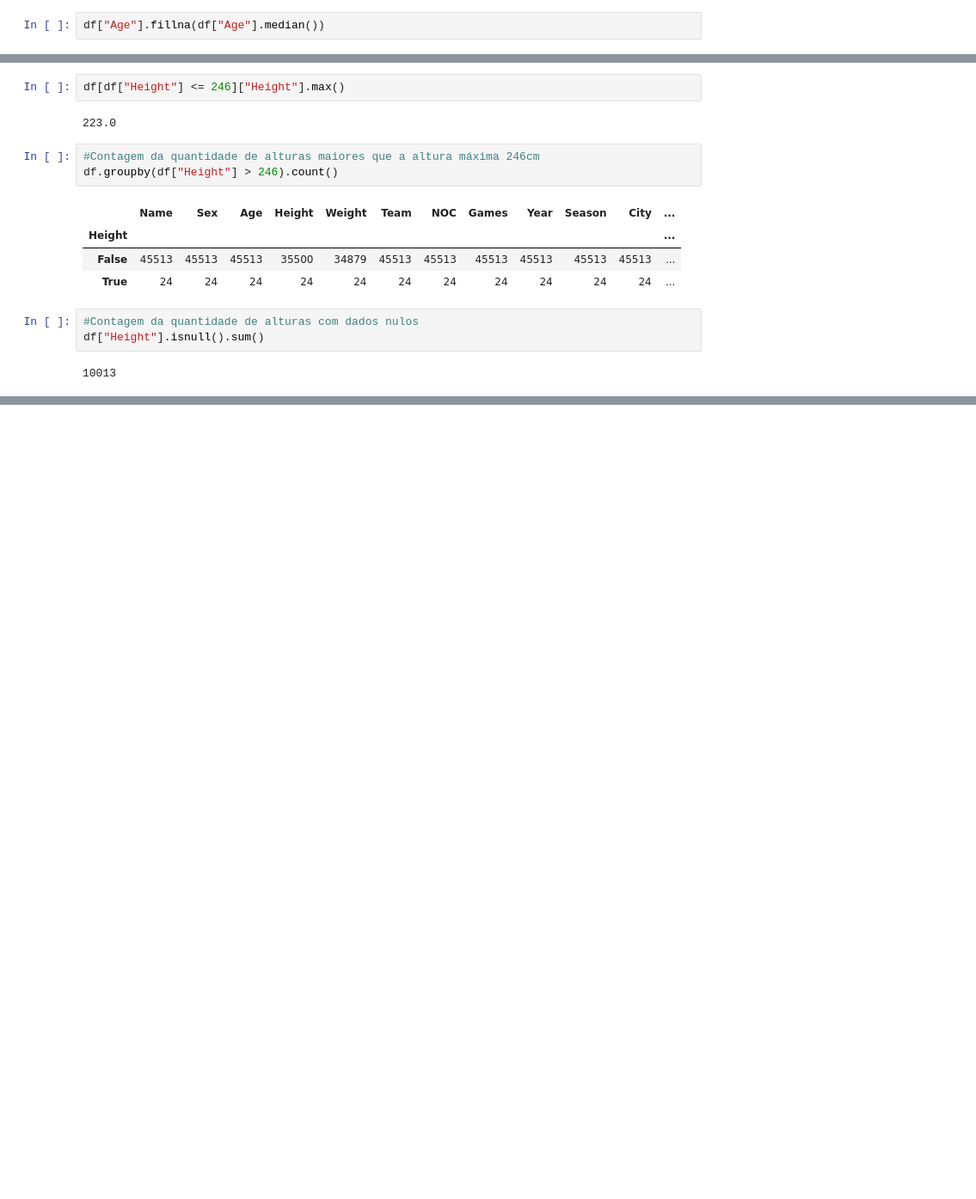
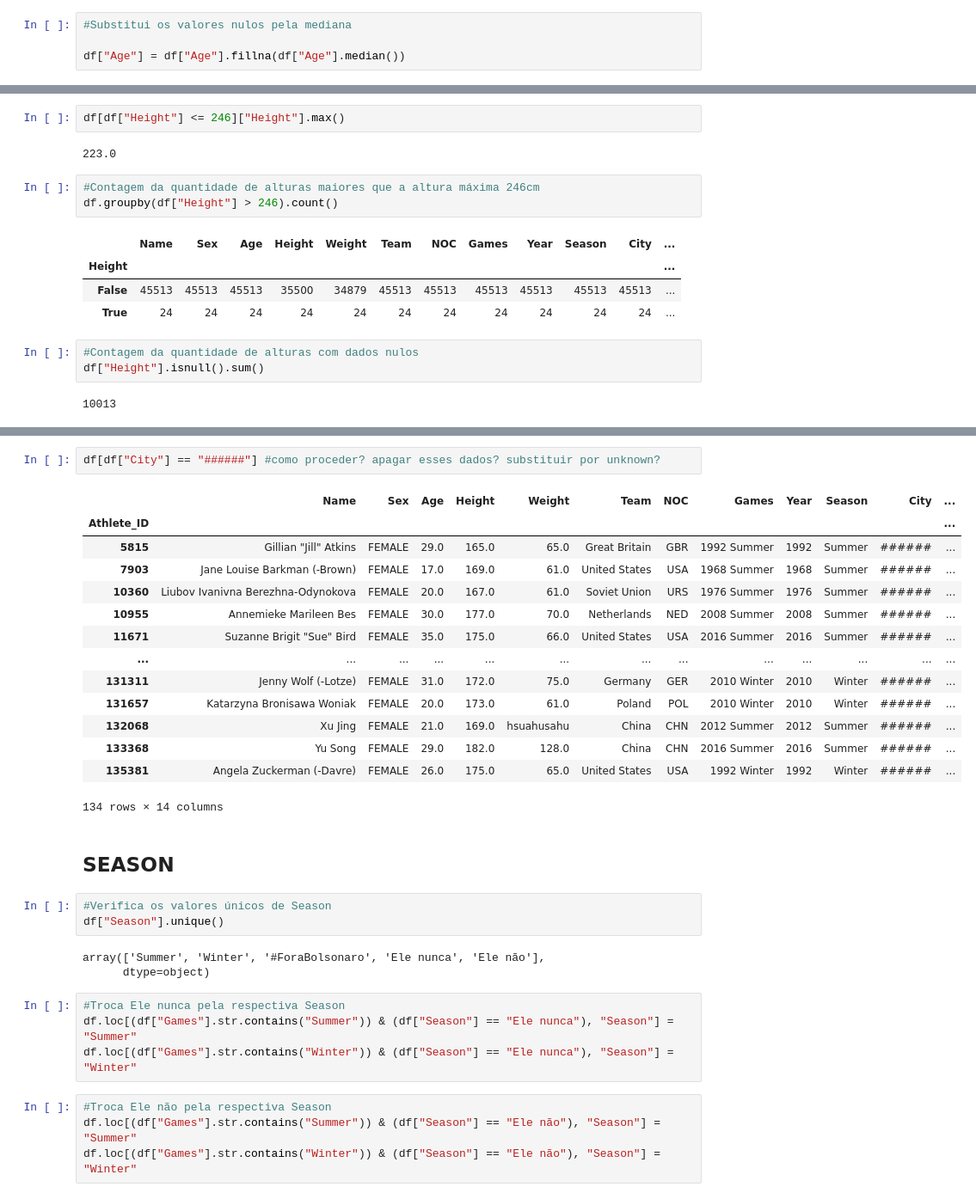
Before and after one commit to kauafillipe/Projeto-1---Turing-Academy, a Jupyter notebook: Projeto.ipynb, the cells around one changed output, grey strips where cells are left out. Shown at 86% size. Cells and saved outputs as stored; diff of their text form; blank space fills up the shorter version.

```diff
--- a/Projeto.ipynb
+++ b/Projeto.ipynb
@@ -268,2 +313,4 @@ Vamos substituir os valores faltantes para Age. Mas pelo quê? Utilizar a median
 # %%
-df["Age"].fillna(df["Age"].median())
+#Substitui os valores nulos pela mediana
+
+df["Age"] = df["Age"].fillna(df["Age"].median())
@@ -348,0 +428,33 @@ array([nan, '75.0', '85.0', '64.0', '90.0', '87.0', '49.0', 'hsuahusahu',
+# %%
+df[df["City"] == "######"] #como proceder? apagar esses dados? substituir por unknown?
+# %% [output]
+|  | Name | Sex | Age | Height | Weight | Team | NOC | Games | Year | Season | City | ... |
+| Athlete_ID |  |  |  |  |  |  |  |  |  |  |  | ... |
+| 5815 | Gillian "Jill" Atkins | FEMALE | 29.0 | 165.0 | 65.0 | Great Britain | GBR | 1992 Summer | 1992 | Summer | ###### | ... |
+| 7903 | Jane Louise Barkman (-Brown) | FEMALE | 17.0 | 169.0 | 61.0 | United States | USA | 1968 Summer | 1968 | Summer | ###### | ... |
+| 10360 | Liubov Ivanivna Berezhna-Odynokova | FEMALE | 20.0 | 167.0 | 61.0 | Soviet Union | URS | 1976 Summer | 1976 | Summer | ###### | ... |
+| 10955 | Annemieke Marileen Bes | FEMALE | 30.0 | 177.0 | 70.0 | Netherlands | NED | 2008 Summer | 2008 | Summer | ###### | ... |
+| 11671 | Suzanne Brigit "Sue" Bird | FEMALE | 35.0 | 175.0 | 66.0 | United States | USA | 2016 Summer | 2016 | Summer | ###### | ... |
+| ... | ... | ... | ... | ... | ... | ... | ... | ... | ... | ... | ... | ... |
+| 131311 | Jenny Wolf (-Lotze) | FEMALE | 31.0 | 172.0 | 75.0 | Germany | GER | 2010 Winter | 2010 | Winter | ###### | ... |
+| 131657 | Katarzyna Bronisawa Woniak | FEMALE | 20.0 | 173.0 | 61.0 | Poland | POL | 2010 Winter | 2010 | Winter | ###### | ... |
+| 132068 | Xu Jing | FEMALE | 21.0 | 169.0 | hsuahusahu | China | CHN | 2012 Summer | 2012 | Summer | ###### | ... |
+| 133368 | Yu Song | FEMALE | 29.0 | 182.0 | 128.0 | China | CHN | 2016 Summer | 2016 | Summer | ###### | ... |
+| 135381 | Angela Zuckerman (-Davre) | FEMALE | 26.0 | 175.0 | 65.0 | United States | USA | 1992 Winter | 1992 | Winter | ###### | ... |
+134 rows × 14 columns
+# %% [markdown]
+## **SEASON**
+# %%
+#Verifica os valores únicos de Season
+df["Season"].unique()
+# %% [output]
+array(['Summer', 'Winter', '#ForaBolsonaro', 'Ele nunca', 'Ele não'],
+      dtype=object)
+# %%
+#Troca Ele nunca pela respectiva Season
+df.loc[(df["Games"].str.contains("Summer")) & (df["Season"] == "Ele nunca"), "Season"] = "Summer"
+df.loc[(df["Games"].str.contains("Winter")) & (df["Season"] == "Ele nunca"), "Season"] = "Winter"
+# %%
+#Troca Ele não pela respectiva Season
+df.loc[(df["Games"].str.contains("Summer")) & (df["Season"] == "Ele não"), "Season"] = "Summer"
+df.loc[(df["Games"].str.contains("Winter")) & (df["Season"] == "Ele não"), "Season"] = "Winter"
```
Also changed, not shown: parts of 65 cells of this notebook.
